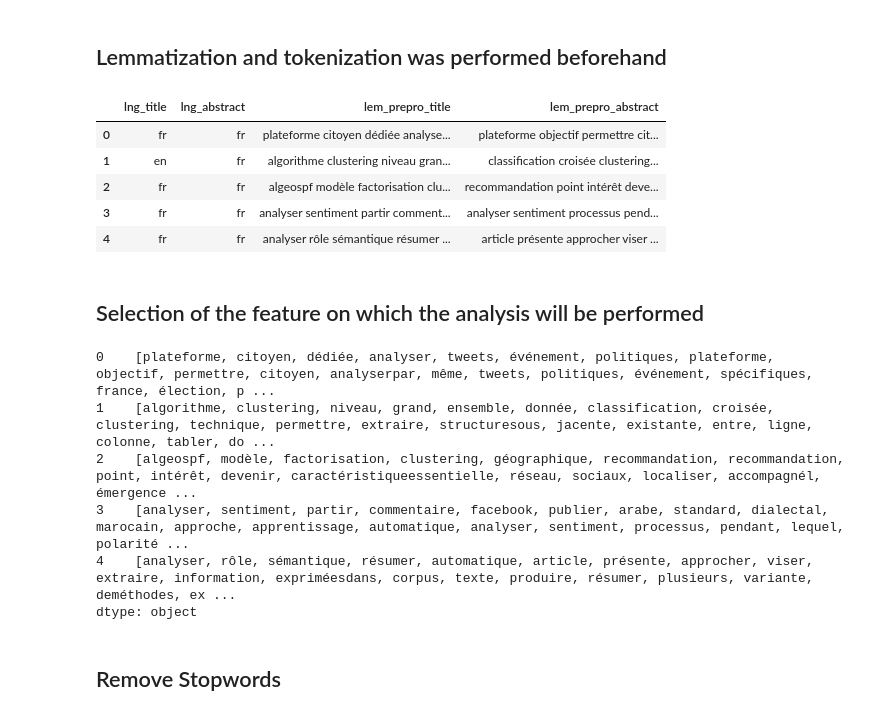
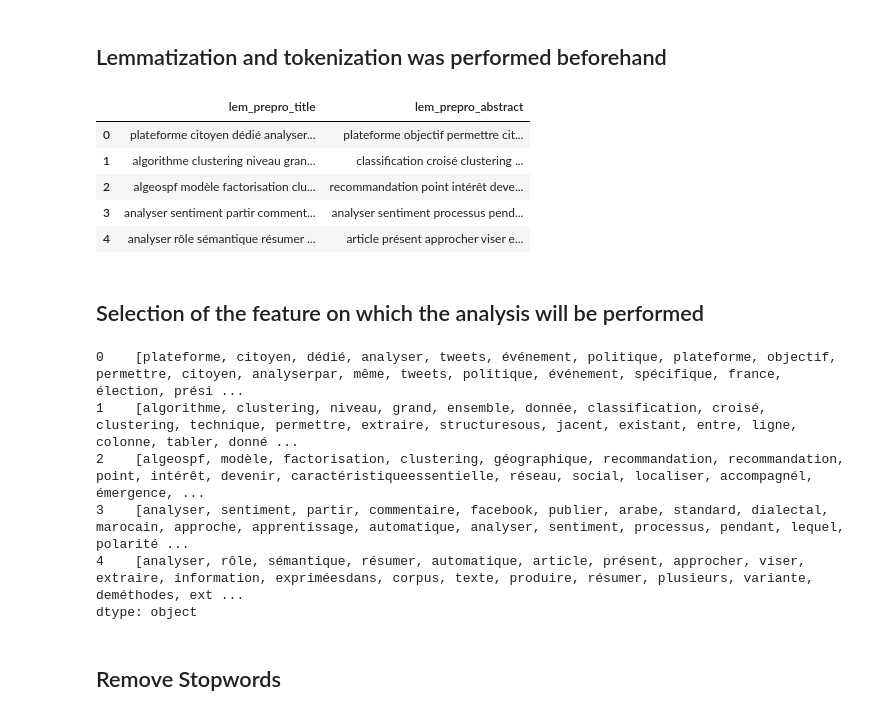
Before and after one commit to pchampio/EGC-2020, a Jupyter notebook: summary.ipynb, the cells around one changed output. Cells and saved outputs as stored; diff of their text form; code cells hidden in the pictures.

```diff
--- a/summary.ipynb
+++ b/summary.ipynb
@@ -53,3 +50,0 @@ Grand total of 1269 articles
-# %%
-df['lng_title'] = df['title'].apply( lambda x : detect(x))
-df['lng_abstract'] = df['abstract'].apply( lambda x : detect(x) if x is not pd.np.nan else pd.np.nan)
@@ -80,23 +51,19 @@ English abstract 105
 # %% [markdown]
 ## Lemmatization and tokenization was performed beforehand
 # %%
-# For French
-df_fr_title = df[df['lng_title'] == 'fr']
-df_fr_abstract = df[df['lng_abstract'] == 'fr']
-
 # Do the French Lem and Prepros
 df['lem_prepro_title'] = df['titleLemma']
 df['lem_prepro_abstract'] =  df['abstractLemma']
 
 # Display the result
-display(df[['lng_title', 'lng_abstract' ,'lem_prepro_title' ,'lem_prepro_abstract']].head())
+display(df[['lem_prepro_title' ,'lem_prepro_abstract']].head())
 # %% [output]
-|  | lng_title | lng_abstract | lem_prepro_title | lem_prepro_abstract |
-| 0 | fr | fr | plateforme citoyen dédiée analyse... | plateforme objectif permettre cit... |
-| 1 | en | fr | algorithme clustering niveau gran... | classification croisée clustering... |
-| 2 | fr | fr | algeospf modèle factorisation clu... | recommandation point intérêt deve... |
-| 3 | fr | fr | analyser sentiment partir comment... | analyser sentiment processus pend... |
-| 4 | fr | fr | analyser rôle sémantique résumer ... | article présente approcher viser ... |
+|  | lem_prepro_title | lem_prepro_abstract |
+| 0 | plateforme citoyen dédié analyser... | plateforme objectif permettre cit... |
+| 1 | algorithme clustering niveau gran... | classification croisé clustering ... |
+| 2 | algeospf modèle factorisation clu... | recommandation point intérêt deve... |
+| 3 | analyser sentiment partir comment... | analyser sentiment processus pend... |
+| 4 | analyser rôle sémantique résumer ... | article présent approcher viser e... |
 # %% [markdown]
 ## Selection of the feature on which the analysis will be performed
 # %%
@@ -115,11 +82,11 @@ def join_with_nan(subset_df):
 df_all_lem = df.apply(join_with_nan, axis=1)
 display(df_all_lem.head())
 # %% [output]
-0    [plateforme, citoyen, dédiée, analyser, tweets, événement, politiques, plateforme, objectif, permettre, citoyen, analyserpar, même, tweets, politiques, événement, spécifiques, france, élection, p ...
-1    [algorithme, clustering, niveau, grand, ensemble, donnée, classification, croisée, clustering, technique, permettre, extraire, structuresous, jacente, existante, entre, ligne, colonne, tabler, do ...
-2    [algeospf, modèle, factorisation, clustering, géographique, recommandation, recommandation, point, intérêt, devenir, caractéristiqueessentielle, réseau, sociaux, localiser, accompagnél, émergence ...
+0    [plateforme, citoyen, dédié, analyser, tweets, événement, politique, plateforme, objectif, permettre, citoyen, analyserpar, même, tweets, politique, événement, spécifique, france, élection, prési ...
+1    [algorithme, clustering, niveau, grand, ensemble, donnée, classification, croisé, clustering, technique, permettre, extraire, structuresous, jacent, existant, entre, ligne, colonne, tabler, donné ...
+2    [algeospf, modèle, factorisation, clustering, géographique, recommandation, recommandation, point, intérêt, devenir, caractéristiqueessentielle, réseau, social, localiser, accompagnél, émergence, ...
 3    [analyser, sentiment, partir, commentaire, facebook, publier, arabe, standard, dialectal, marocain, approche, apprentissage, automatique, analyser, sentiment, processus, pendant, lequel, polarité ...
-4    [analyser, rôle, sémantique, résumer, automatique, article, présente, approcher, viser, extraire, information, expriméesdans, corpus, texte, produire, résumer, plusieurs, variante, deméthodes, ex ...
+4    [analyser, rôle, sémantique, résumer, automatique, article, présent, approcher, viser, extraire, information, expriméesdans, corpus, texte, produire, résumer, plusieurs, variante, deméthodes, ext ...
 dtype: object
 # %% [markdown]
 ## Remove Stopwords
```
Also changed, not shown: parts of 16 cells of this notebook, 1 other file.
